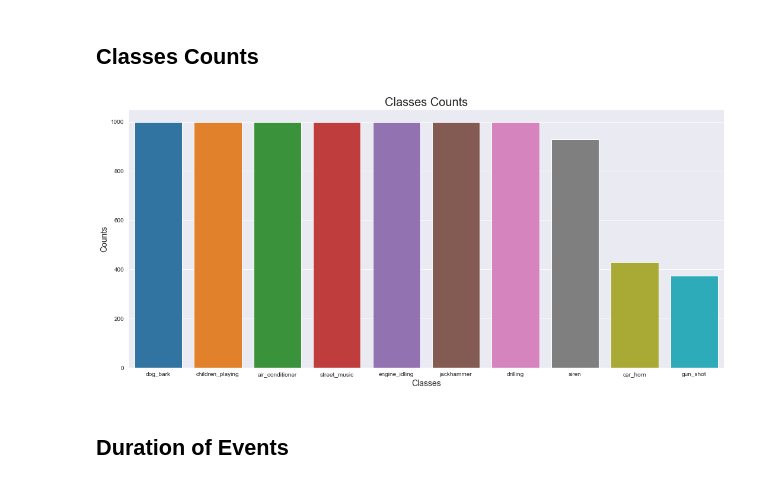
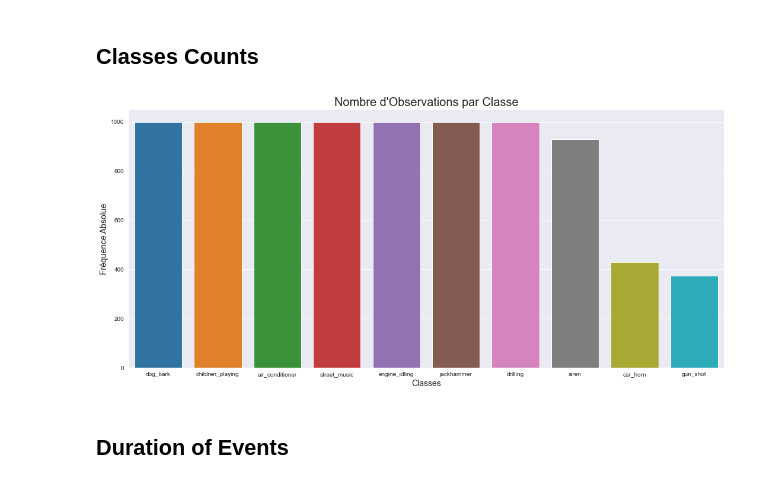
Before and after one commit to Antoine101/UrbanSound8K, a Jupyter notebook: Dataset Exploration.ipynb, the cells around one changed output. Drawn from its saved outputs; the diff is of its cells as text; code cells hidden in the pictures.

```diff
--- a/Dataset Exploration.ipynb
+++ b/Dataset Exploration.ipynb
@@ -31,14 +31,17 @@ metadata
 # %% [markdown]
 ## Classes Counts
 # %%
-class_vc = metadata["class"].value_counts()
-plt.figure(figsize=(18,8))
-sns.barplot(x=class_vc.index, y=class_vc.values)
-plt.title("Classes Counts", fontsize=20)
-plt.xlabel("Classes", fontsize=14)
-plt.ylabel("Counts", fontsize=14)
+fig, ax = plt.subplots(figsize=(18,8))
+sns.countplot(x="class", data=metadata, order=metadata["class"].value_counts().index, ax=ax)
+#ax.set_title("Classes Counts", fontsize=20)
+#ax.set_xlabel("Classes", fontsize=14)
+#ax.set_ylabel("Counts", fontsize=14)
+ax.set_title("Nombre d'Observations par Classe", fontsize=20)
+ax.set_xlabel("Classes", fontsize=14)
+ax.set_ylabel("Fréquence Absolue", fontsize=14)
+plt.savefig("figures/ test UrbanSound8K - Nombre d'Observations par Classe", bbox_inches="tight")
 plt.show()
 # %% [output]
-[figure, old version]
+[figure, new version]
 # %% [markdown]
 ## Duration of Events
```
Also changed, not shown: parts of 7 cells of this notebook.
